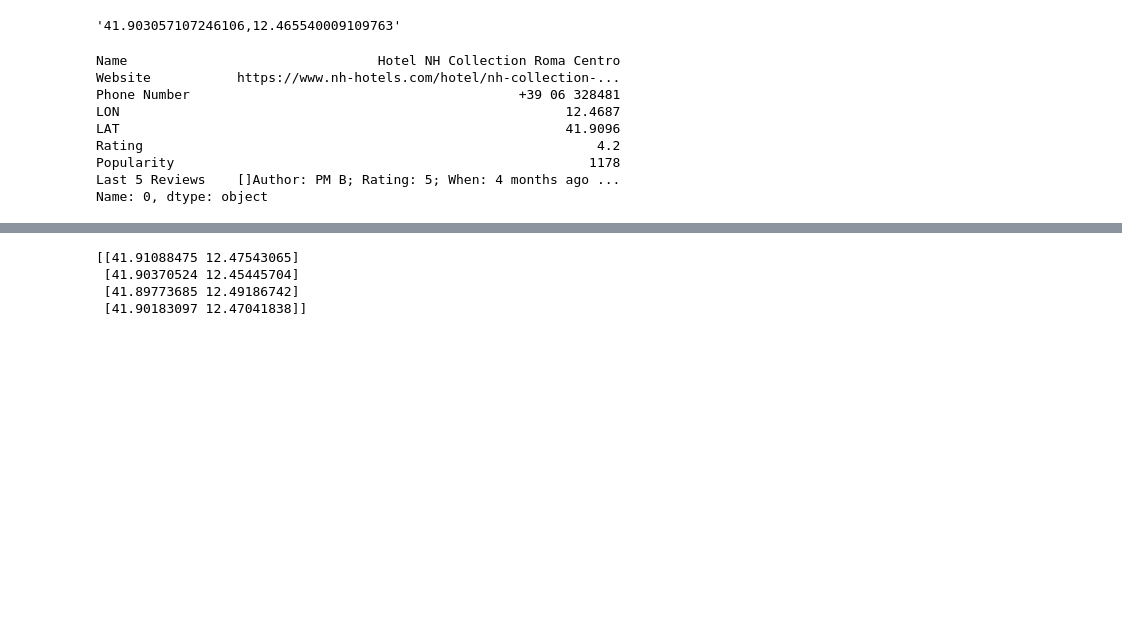
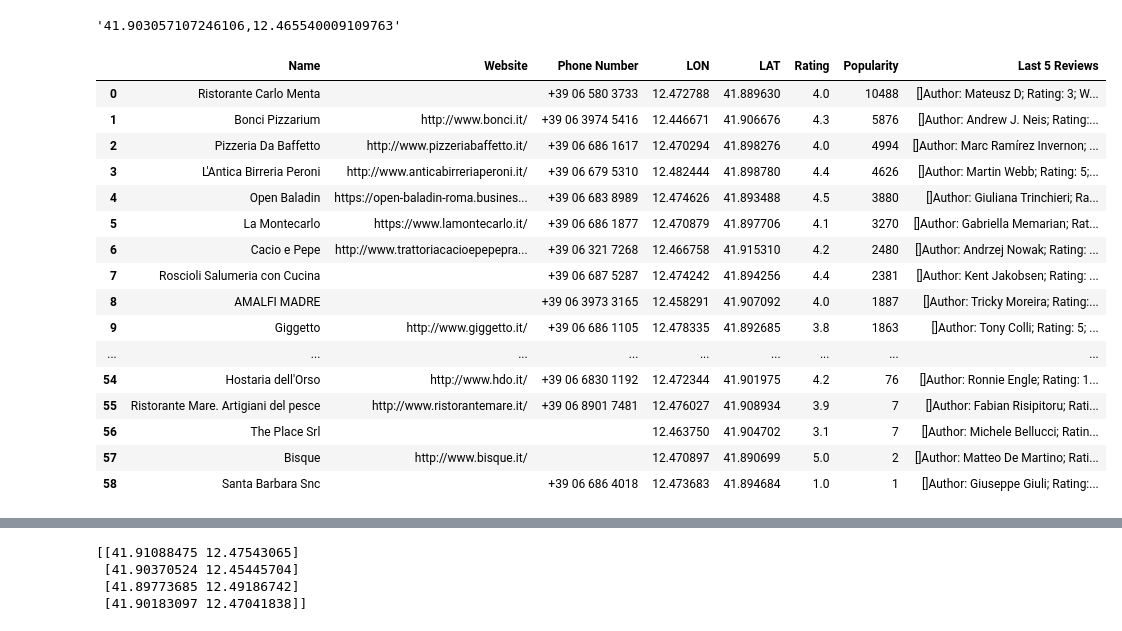
Before and after one commit to pjwork00/ProjectWork, a Jupyter notebook: back-end-python/src/Path_time_API.ipynb, the cells around one changed output, grey strips where cells are left out. Saved outputs shown, nothing was run; the diff lists cells and outputs as text; code cells hidden in the pictures; blank space fills up the shorter version.

Commit message:
places-details arranged

```diff
--- a/back-end-python/src/Path_time_API.ipynb
+++ b/back-end-python/src/Path_time_API.ipynb
@@ -348,11 +347,12 @@ def GetPlaces(api_key, location_med, type_loc):
             time = review['relative_time_description']
             #profile_photo = review['profile_photo_url']
             #Data_Hotels["Popularity"]=(popular)
-            Full_review=str(Full_review) + str("Author: "+ author_name +"; Rating: "+ str(rating) +"; When: "+str(time)+ " <br> "+text +
-            "<br> NEXT <br> <br>")
+            Full_review=str(Full_review) + str("Author: "+ author_name +"; Rating: "+ str(rating) +"; When: "+str(time)+
+            " <br> "+text+ "<br> NEXT <br> <br>")
         Data_Hotels= Data_Hotels.append(pd.DataFrame({'Name': name, 'Website': website,
                 'Phone Number': phone_number, 'LON': lon, 'LAT': lat,
-                'Rating': rating_total, 'Popularity': popular, 'Last 5 Reviews': Full_review}, index=[0]), ignore_index=True).sort_values("Popularity", ascending=False)
+                'Rating': rating_total, 'Popularity': popular, 'Last 5 Reviews': Full_review}, index=[0]),
+                ignore_index=True).sort_values("Popularity", ascending=False)
 
         Data_Hotels.to_csv(type_loc + "_" + base_2 + ".csv")
 
@@ -361,19 +361,27 @@ def GetPlaces(api_key, location_med, type_loc):
 #"bar"
 #"lodging"
 #"tourist_attraction"
-API_values=GetPlaces(api_key, location_med, "lodging")
+API_values=GetPlaces(api_key, location_med, "restaurant")
 # %%
-API_values.iloc[0]
+API_values
 # %% [output]
-Name                                Hotel NH Collection Roma Centro
-Website           https://www.nh-hotels.com/hotel/nh-collection-...
-Phone Number                                          +39 06 328481
-LON                                                         12.4687
-LAT                                                         41.9096
-Rating                                                          4.2
-Popularity                                                     1178
-Last 5 Reviews    []Author: PM B; Rating: 5; When: 4 months ago ...
-Name: 0, dtype: object
+|  | Name | Website | Phone Number | LON | LAT | Rating | Popularity | Last 5 Reviews |
+| 0 | Ristorante Carlo Menta |  | +39 06 580 3733 | 12.472788 | 41.889630 | 4.0 | 10488 | []Author: Mateusz D; Rating: 3; W... |
+| 1 | Bonci Pizzarium | http://www.bonci.it/ | +39 06 3974 5416 | 12.446671 | 41.906676 | 4.3 | 5876 | []Author: Andrew J. Neis; Rating:... |
+| 2 | Pizzeria Da Baffetto | http://www.pizzeriabaffetto.it/ | +39 06 686 1617 | 12.470294 | 41.898276 | 4.0 | 4994 | []Author: Marc Ramírez Invernon; ... |
+| 3 | L'Antica Birreria Peroni | http://www.anticabirreriaperoni.it/ | +39 06 679 5310 | 12.482444 | 41.898780 | 4.4 | 4626 | []Author: Martin Webb; Rating: 5;... |
+| 4 | Open Baladin | https://open-baladin-roma.busines... | +39 06 683 8989 | 12.474626 | 41.893488 | 4.5 | 3880 | []Author: Giuliana Trinchieri; Ra... |
+| 5 | La Montecarlo | https://www.lamontecarlo.it/ | +39 06 686 1877 | 12.470879 | 41.897706 | 4.1 | 3270 | []Author: Gabriella Memarian; Rat... |
+| 6 | Cacio e Pepe | http://www.trattoriacacioepepepra... | +39 06 321 7268 | 12.466758 | 41.915310 | 4.2 | 2480 | []Author: Andrzej Nowak; Rating: ... |
+| 7 | Roscioli Salumeria con Cucina |  | +39 06 687 5287 | 12.474242 | 41.894256 | 4.4 | 2381 | []Author: Kent Jakobsen; Rating: ... |
+| 8 | AMALFI MADRE |  | +39 06 3973 3165 | 12.458291 | 41.907092 | 4.0 | 1887 | []Author: Tricky Moreira; Rating:... |
+| 9 | Giggetto | http://www.giggetto.it/ | +39 06 686 1105 | 12.478335 | 41.892685 | 3.8 | 1863 | []Author: Tony Colli; Rating: 5; ... |
+| ... | ... | ... | ... | ... | ... | ... | ... | ... |
+| 54 | Hostaria dell'Orso | http://www.hdo.it/ | +39 06 6830 1192 | 12.472344 | 41.901975 | 4.2 | 76 | []Author: Ronnie Engle; Rating: 1... |
+| 55 | Ristorante Mare. Artigiani del pesce | http://www.ristorantemare.it/ | +39 06 8901 7481 | 12.476027 | 41.908934 | 3.9 | 7 | []Author: Fabian Risipitoru; Rati... |
+| 56 | The Place Srl |  |  | 12.463750 | 41.904702 | 3.1 | 7 | []Author: Michele Bellucci; Ratin... |
+| 57 | Bisque | http://www.bisque.it/ |  | 12.470897 | 41.890699 | 5.0 | 2 | []Author: Matteo De Martino; Rati... |
+| 58 | Santa Barbara Snc |  | +39 06 686 4018 | 12.473683 | 41.894684 | 1.0 | 1 | []Author: Giuseppe Giuli; Rating:... |
 # %%
 dat_dummy=dat1
 dat_dummy["Type"]="LIB"
```
Also changed, not shown: parts of 19 cells of this notebook.
